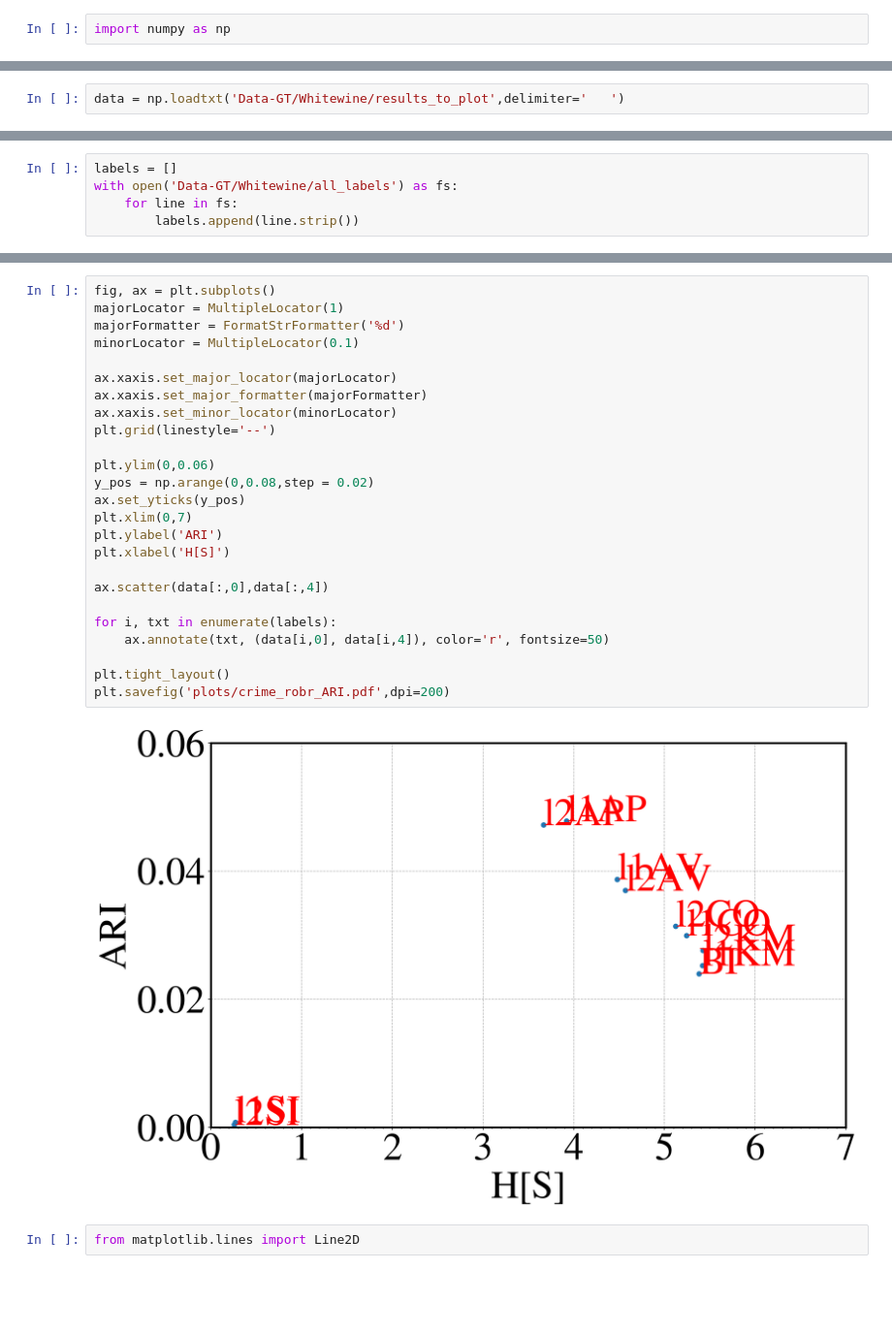
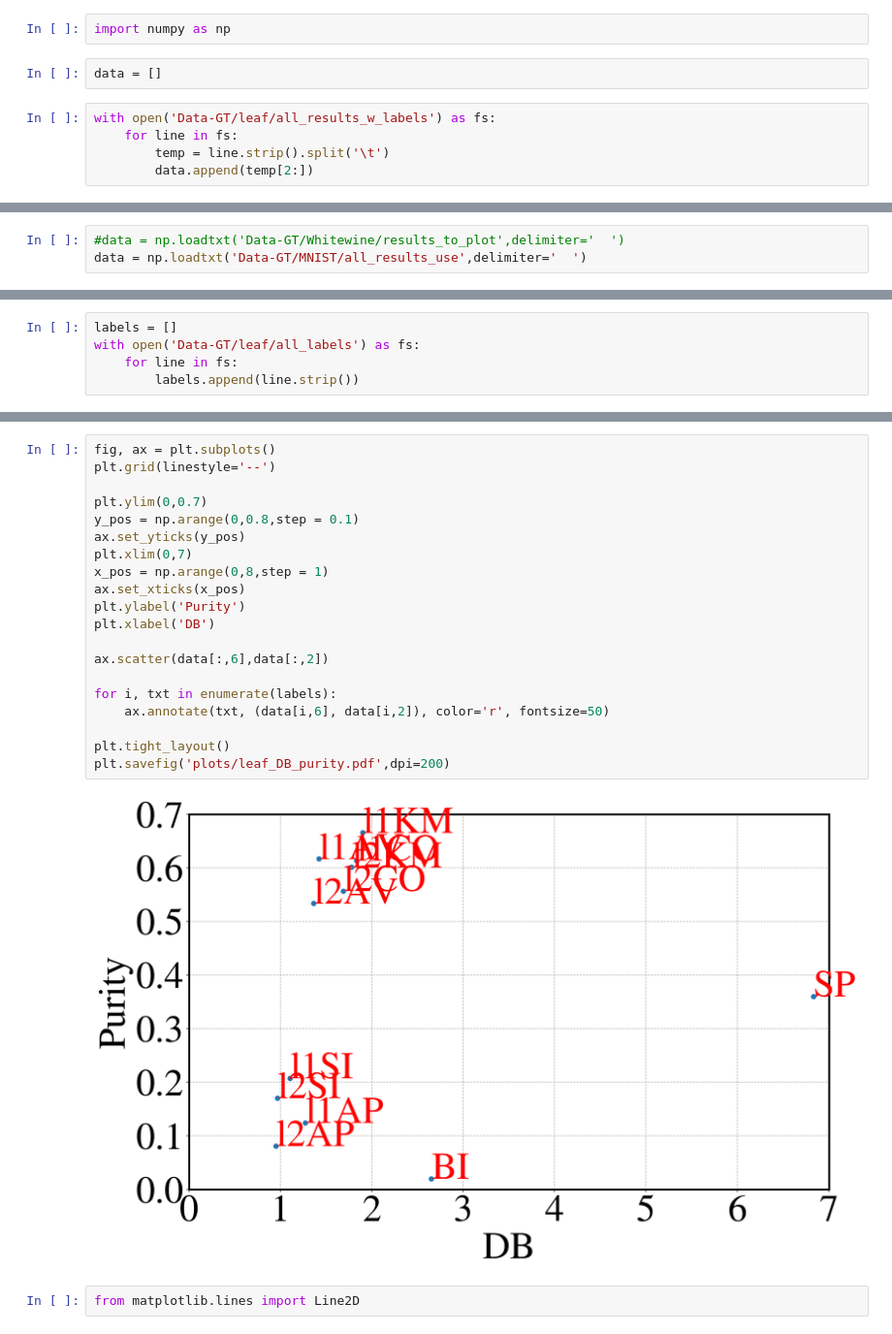
Before and after one commit to Sandipan99/Ranking_cluster_algorithms, a Jupyter notebook: Plot.ipynb, the cells around one changed output, grey strips where cells are left out. Shown: that part at 97% size. Drawn from its saved outputs; the diff is of its cells as text; blank space fills up the shorter version.

```diff
--- a/Plot.ipynb
+++ b/Plot.ipynb
@@ -17,3 +17,10 @@ mpl.rcParams['font.family'] = 'STIXGeneral'
 mpl.rcParams['axes.linewidth'] = 2.5
 # %%
 import numpy as np
+# %%
+data = []
+# %%
+with open('Data-GT/leaf/all_results_w_labels') as fs:
+    for line in fs:
+        temp = line.strip().split('\t')
+        data.append(temp[2:])
@@ -20,5 +29,6 @@ import numpy as np
 # %%
-data = np.loadtxt('Data-GT/Whitewine/results_to_plot',delimiter='	')
+#data = np.loadtxt('Data-GT/Whitewine/results_to_plot',delimiter='	')
+data = np.loadtxt('Data-GT/MNIST/all_results_use',delimiter='  ')
 # %%
 data.shape
 # %% [output]
@@ -32,6 +41,6 @@ array([3.91883442, 4.47809377, 5.24150172, 5.41960329, 0.27254667,
 # %%
 labels = []
-with open('Data-GT/Whitewine/all_labels') as fs:
+with open('Data-GT/leaf/all_labels') as fs:
     for line in fs:
         labels.append(line.strip())
 # %%
@@ -66,30 +66,25 @@ array([0.16388262, 0.18148984, 0.19367946, 0.2       , 0.1255079 ,
 # %%
 fig, ax = plt.subplots()
-majorLocator = MultipleLocator(1)
-majorFormatter = FormatStrFormatter('%d')
-minorLocator = MultipleLocator(0.1)
-
-ax.xaxis.set_major_locator(majorLocator)
-ax.xaxis.set_major_formatter(majorFormatter)
-ax.xaxis.set_minor_locator(minorLocator)
 plt.grid(linestyle='--')
 
-plt.ylim(0,0.06)
-y_pos = np.arange(0,0.08,step = 0.02)
+plt.ylim(0,0.7)
+y_pos = np.arange(0,0.8,step = 0.1)
 ax.set_yticks(y_pos)
 plt.xlim(0,7)
-plt.ylabel('ARI')
-plt.xlabel('H[S]')
+x_pos = np.arange(0,8,step = 1)
+ax.set_xticks(x_pos)
+plt.ylabel('Purity')
+plt.xlabel('DB')
 
-ax.scatter(data[:,0],data[:,4])
+ax.scatter(data[:,6],data[:,2])
 
 for i, txt in enumerate(labels):
-    ax.annotate(txt, (data[i,0], data[i,4]), color='r', fontsize=50)
+    ax.annotate(txt, (data[i,6], data[i,2]), color='r', fontsize=50)
 
 plt.tight_layout()
-plt.savefig('plots/crime_robr_ARI.pdf',dpi=200)
+plt.savefig('plots/leaf_DB_purity.pdf',dpi=200)
 # %% [output]
-[figure, old version]
+[figure, new version]
 # %%
 from matplotlib.lines import Line2D
 # %%
```
Also changed, not shown: parts of 10 cells of this notebook, 7 other files.
